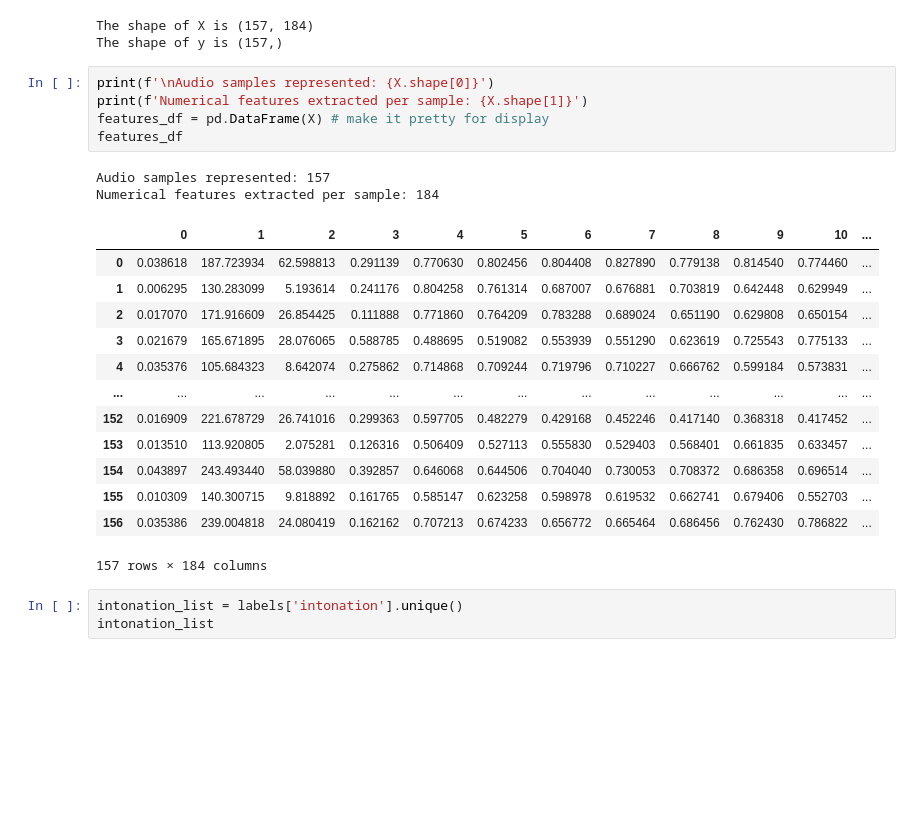
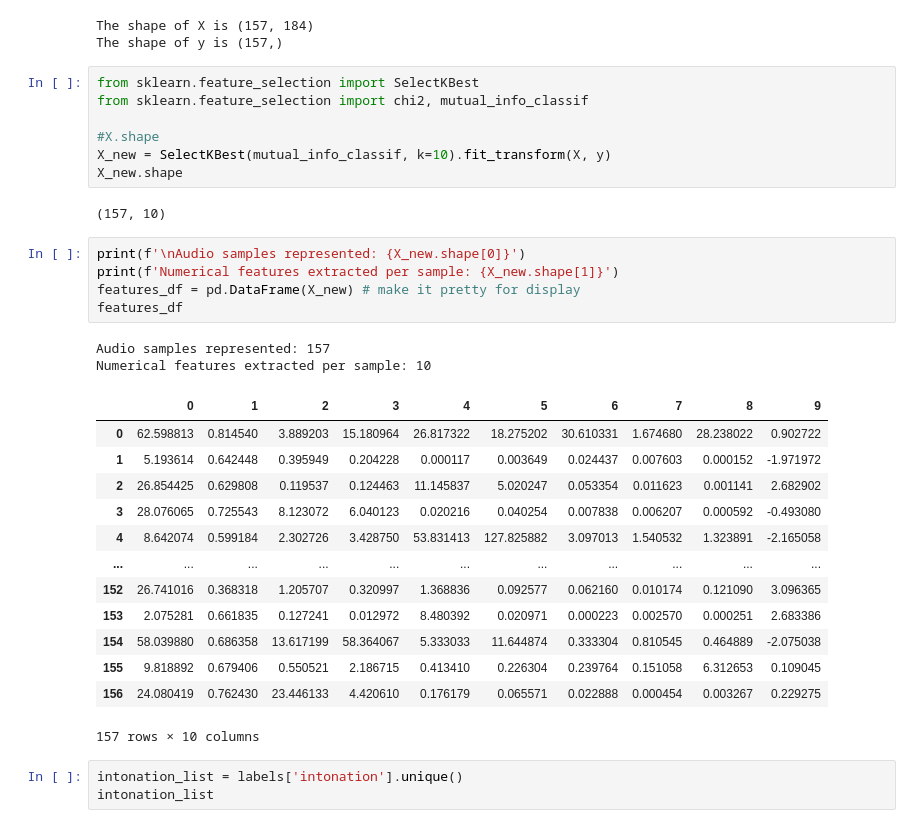
Before and after one commit to MoadSaadKhorchef/QMUL-BIG-DATA-SCIENCE, a Jupyter notebook: Couseworks/MACHINE LEARNING/CW2 - Mini Project/Testing.ipynb, the cells around one changed output. Drawn from its saved outputs; the diff is of its cells as text; blank space fills up the shorter version.

```diff
--- a/Couseworks/MACHINE LEARNING/CW2 - Mini Project/Testing.ipynb
+++ b/Couseworks/MACHINE LEARNING/CW2 - Mini Project/Testing.ipynb
@@ -125,27 +134,36 @@ print('The shape of y is', y.shape)
 # %% [output]
 The shape of X is (157, 184)
 The shape of y is (157,)
+# %%
+from sklearn.feature_selection import SelectKBest
+from sklearn.feature_selection import chi2, mutual_info_classif
+
+#X.shape
+X_new = SelectKBest(mutual_info_classif, k=10).fit_transform(X, y)
+X_new.shape
+# %% [output]
+(157, 10)
 # %%
-print(f'\nAudio samples represented: {X.shape[0]}')
-print(f'Numerical features extracted per sample: {X.shape[1]}')
-features_df = pd.DataFrame(X) # make it pretty for display
+print(f'\nAudio samples represented: {X_new.shape[0]}')
+print(f'Numerical features extracted per sample: {X_new.shape[1]}')
+features_df = pd.DataFrame(X_new) # make it pretty for display
 features_df
 # %% [output]
 Audio samples represented: 157
-Numerical features extracted per sample: 184
+Numerical features extracted per sample: 10
-|  | 0 | 1 | 2 | 3 | 4 | 5 | 6 | 7 | 8 | 9 | 10 | ... |
-| 0 | 0.038618 | 187.723934 | 62.598813 | 0.291139 | 0.770630 | 0.802456 | 0.804408 | 0.827890 | 0.779138 | 0.814540 | 0.774460 | ... |
-| 1 | 0.006295 | 130.283099 | 5.193614 | 0.241176 | 0.804258 | 0.761314 | 0.687007 | 0.676881 | 0.703819 | 0.642448 | 0.629949 | ... |
-| 2 | 0.017070 | 171.916609 | 26.854425 | 0.111888 | 0.771860 | 0.764209 | 0.783288 | 0.689024 | 0.651190 | 0.629808 | 0.650154 | ... |
-| 3 | 0.021679 | 165.671895 | 28.076065 | 0.588785 | 0.488695 | 0.519082 | 0.553939 | 0.551290 | 0.623619 | 0.725543 | 0.775133 | ... |
-| 4 | 0.035376 | 105.684323 | 8.642074 | 0.275862 | 0.714868 | 0.709244 | 0.719796 | 0.710227 | 0.666762 | 0.599184 | 0.573831 | ... |
-| ... | ... | ... | ... | ... | ... | ... | ... | ... | ... | ... | ... | ... |
-| 152 | 0.016909 | 221.678729 | 26.741016 | 0.299363 | 0.597705 | 0.482279 | 0.429168 | 0.452246 | 0.417140 | 0.368318 | 0.417452 | ... |
-| 153 | 0.013510 | 113.920805 | 2.075281 | 0.126316 | 0.506409 | 0.527113 | 0.555830 | 0.529403 | 0.568401 | 0.661835 | 0.633457 | ... |
-| 154 | 0.043897 | 243.493440 | 58.039880 | 0.392857 | 0.646068 | 0.644506 | 0.704040 | 0.730053 | 0.708372 | 0.686358 | 0.696514 | ... |
-| 155 | 0.010309 | 140.300715 | 9.818892 | 0.161765 | 0.585147 | 0.623258 | 0.598978 | 0.619532 | 0.662741 | 0.679406 | 0.552703 | ... |
-| 156 | 0.035386 | 239.004818 | 24.080419 | 0.162162 | 0.707213 | 0.674233 | 0.656772 | 0.665464 | 0.686456 | 0.762430 | 0.786822 | ... |
+|  | 0 | 1 | 2 | 3 | 4 | 5 | 6 | 7 | 8 | 9 |
+| 0 | 62.598813 | 0.814540 | 3.889203 | 15.180964 | 26.817322 | 18.275202 | 30.610331 | 1.674680 | 28.238022 | 0.902722 |
+| 1 | 5.193614 | 0.642448 | 0.395949 | 0.204228 | 0.000117 | 0.003649 | 0.024437 | 0.007603 | 0.000152 | -1.971972 |
+| 2 | 26.854425 | 0.629808 | 0.119537 | 0.124463 | 11.145837 | 5.020247 | 0.053354 | 0.011623 | 0.001141 | 2.682902 |
+| 3 | 28.076065 | 0.725543 | 8.123072 | 6.040123 | 0.020216 | 0.040254 | 0.007838 | 0.006207 | 0.000592 | -0.493080 |
+| 4 | 8.642074 | 0.599184 | 2.302726 | 3.428750 | 53.831413 | 127.825882 | 3.097013 | 1.540532 | 1.323891 | -2.165058 |
+| ... | ... | ... | ... | ... | ... | ... | ... | ... | ... | ... |
+| 152 | 26.741016 | 0.368318 | 1.205707 | 0.320997 | 1.368836 | 0.092577 | 0.062160 | 0.010174 | 0.121090 | 3.096365 |
+| 153 | 2.075281 | 0.661835 | 0.127241 | 0.012972 | 8.480392 | 0.020971 | 0.000223 | 0.002570 | 0.000251 | 2.683386 |
+| 154 | 58.039880 | 0.686358 | 13.617199 | 58.364067 | 5.333033 | 11.644874 | 0.333304 | 0.810545 | 0.464889 | -2.075038 |
+| 155 | 9.818892 | 0.679406 | 0.550521 | 2.186715 | 0.413410 | 0.226304 | 0.239764 | 0.151058 | 6.312653 | 0.109045 |
+| 156 | 24.080419 | 0.762430 | 23.446133 | 4.420610 | 0.176179 | 0.065571 | 0.022888 | 0.000454 | 0.003267 | 0.229275 |
-157 rows × 184 columns
+157 rows × 10 columns
 # %%
 intonation_list = labels['intonation'].unique()
 intonation_list
```
Also changed, not shown: parts of 4 cells of this notebook.
